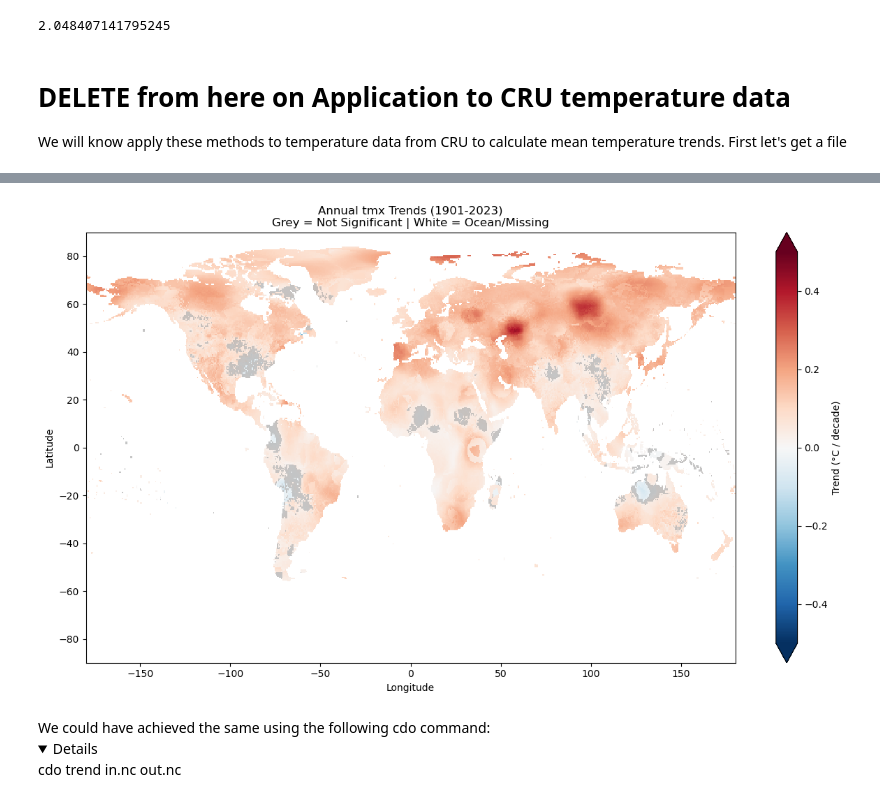
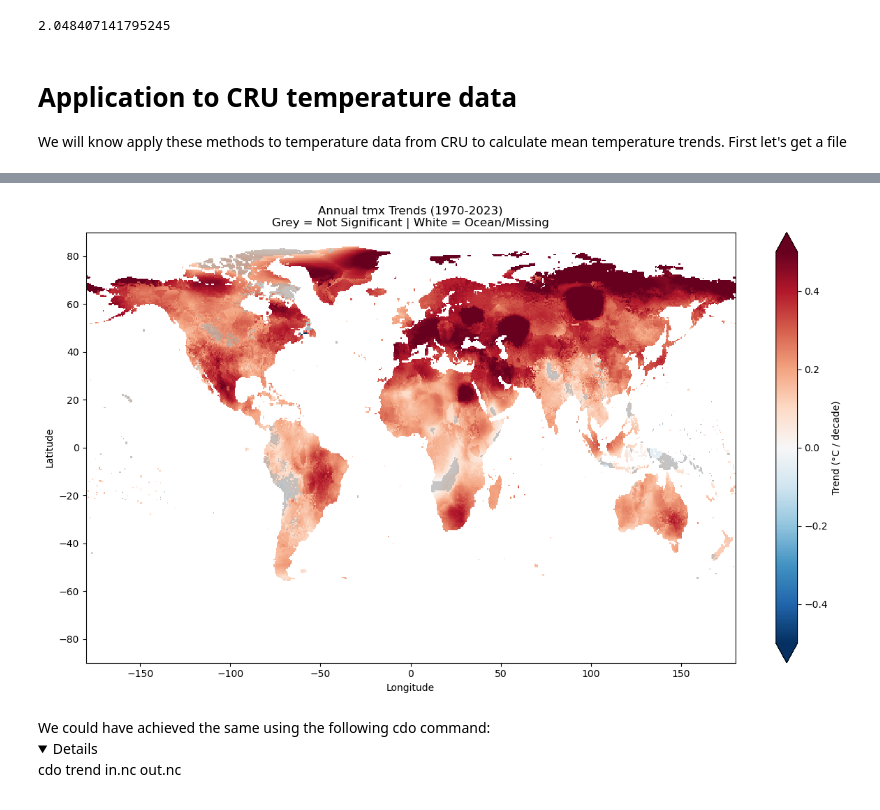
Before and after one commit to adriantompkins/climate-book, a Jupyter notebook: notebooks/part2_cda/climdata_trends_timeseries.ipynb, the cells around one changed output, grey strips where cells are left out. Cells and saved outputs as stored; diff of their text form; code cells hidden in the pictures; folded sections open.

Commit message:
updates to trends, with working remote reading of CRU data.

```diff
--- a/notebooks/part2_cda/climdata_trends_timeseries.ipynb
+++ b/notebooks/part2_cda/climdata_trends_timeseries.ipynb
@@ -150,7 +150,12 @@ def linear_regression(x, y):
     sum_xy = np.sum(x*y)
     sum_x2 = np.sum(x**2)
 
-    m = (n * sum_xy - sum_x * sum_y) / (n * sum_x2 - sum_x**2)
+
+    m = np.sum((x-np.mean(x))*(y-np.mean(y)))/np.sum((x-np.mean(x))**2) # slow way
+
+    # equivalent form which is faster and more concise (add to lecture equations)
+    # m = (n * sum_xy - sum_x * sum_y) / (n * sum_x2 - sum_x**2)
+
     c = (sum_y - m * sum_x) / n
 
     return m, c
@@ -199,0 +229,21 @@ plt.show()
+# %%
+### Define the properties of the line
+
+npt=100
+noise_mag=10
+true_slope=0.2 # m
+true_offset=4 # c
+
+x = np.arange(npt)
+y = true_slope*x + true_offset + np.random.normal(loc=0, scale=noise_mag, size=npt)
+
+# Calculate slope and intercept
+m, c = linear_regression(x, y)
+
+# Generate predicted y values
+y_pred = m * x + c
+
+plot_scatter(x,y,y_pred)
+
+print(f"Slope (m): {m}")
+print(f"Y-intercept (c): {c}")
@@ -512,7 +566,7 @@ print(tstatistic(30))
 # %% [output]
 2.048407141795245
 # %% [markdown]
-# DELETE from here on Application to CRU temperature data
+# Application to CRU temperature data
 
 We will know apply these methods to temperature data from CRU to calculate mean temperature trends.  First let's get a file
 # %%
@@ -550,7 +604,7 @@ def calculate_se(x, y, m, c):
 
 # --- 2. Data Loading & Fixes ---
 
-url = "http://clima-dods.ictp.it/Users/tompkins/data/cru/cru_tmax_yearmean.nc"
+url = "http://clima-dods.ictp.it/Users/tompkins/data/cru/cru_tmax_yearmean_1970.nc"
 print(f"Downloading from {url}...")
 r = requests.get(url)
 r.raise_for_status()
@@ -558,7 +612,7 @@ r.raise_for_status()
 with Dataset("buffer.nc", mode='r', memory=r.content) as nc:
     print("Variables found in file:", list(nc.variables.keys()))
 
-    # Identify the main data variable (it's usually the one that isn't lat, lon, or time)
+    # Identify the main data variable.
     potential_names = ['tmax', 'tmp', 'tmx', 'temp']
     vname = next((name for name in potential_names if name in nc.variables), None)
 
@@ -590,7 +644,7 @@ if np.max(lons) > 180:
     lons = lons[sort_idx]
     tmax_raw = np.take(tmax_raw, sort_idx, axis=2)
 
-# --- 3. Run Analysis ---
+# Analysis
 
 print("Processing global trends...")
 m_map, c_map = linear_regression(years, tmax_raw)
@@ -629,7 +683,7 @@ Downloading from http://clima-dods.ictp.it/Users/tompkins/data/cru/cru_tmax_year
 Variables found in file: ['time', 'time_bnds', 'lon', 'lat', 'tmx', 'stn']
 Using variable: 'tmx'
 Processing global trends...
-[figure, old version]
+[figure, new version]
 # %% [markdown]
 <summary>
     We could have achieved the same using the following cdo command:
```
Also changed, not shown: parts of 7 cells of this notebook.
